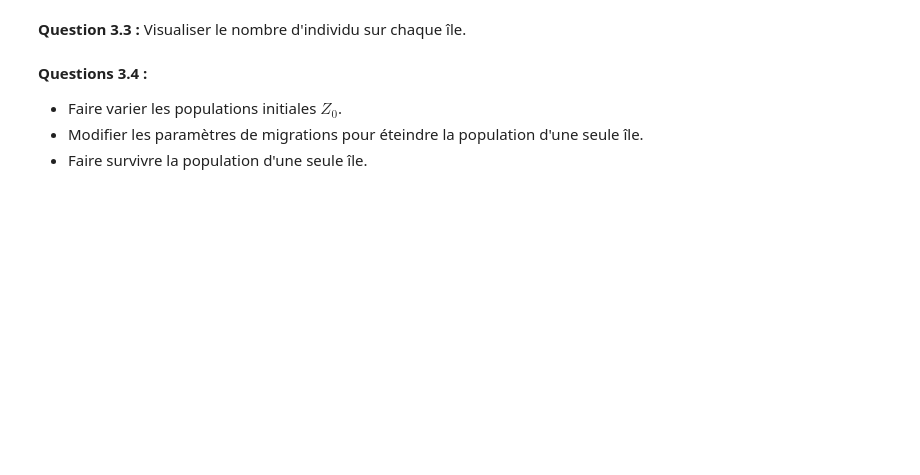
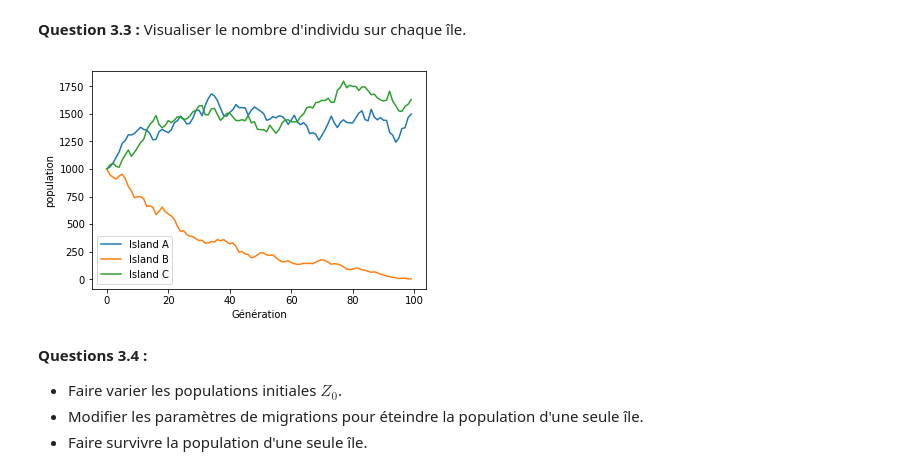
Before and after one commit to scientist-project/dynageek, a Jupyter notebook: Sujet_Dynamique_Population_Etud.ipynb, the cells around one changed output. Saved outputs shown, nothing was run; the diff lists cells and outputs as text; code cells hidden in the pictures; blank space fills up the shorter version.

```diff
--- a/Sujet_Dynamique_Population_Etud.ipynb
+++ b/Sujet_Dynamique_Population_Etud.ipynb
@@ -451,13 +444,0 @@ $Z_{C,n}' = Z_{C,n}(1-m_{A,C}-m_{B,C})+Z_{B,n}m_{B,C}+Z_{A,n}m_{A,C}$
-# %%
-def update_populations_with_migrations(Z,P,M):
-    '''
-    dict[str:int]*dict[str:dict[int:float]]*dict[tuple [str*str]:float]-> dict[str:int]
-    retourne la mise à jour de la population avec la migration en fonction du taux de migration M,
-     la population initiale Z et le parametre GW de chaque îles P
-    '''
-    Z_new = P
-    for i in Z_new:
-        Z_new[i]=number_of_descendants(p)
-
-
-    return Z_new
@@ -464,5 +527,45 @@ def update_populations_with_migrations(Z,P,M):
 # %% [markdown]
 **Question 3.3 :** Visualiser le nombre d'individu sur chaque île.
+# %%
+p = {0 : 0.4,
+     1 : 0.3,
+     2 : 0.2,
+     3 : 0.1} # Number of descendants
+
+np.testing.assert_almost_equal(sum(p.values()),1)
+
+P = {'A' : p,
+     'B' : p,
+     'C' : p} # Galton Watson parameter on each island
+
+Z0 = {'A' : 1000,
+     'B' : 1000,
+     'C' : 1000} #Initial Population
+
+m = {('A','B') : 0.0, # Migration ratio from island 'A' to island 'B'
+     ('B','A') : 0.02,
+     ('A','C') : 0.05,
+     ('C','A') : 0.05,
+     ('B','C') : 0.01,
+     ('C','B') : 0.0}
+
+
+M = population_n_generations_1(Z0,P,m)
+S = ['A','B','C']
+def plot_genetics(M,S):
+
+    plt.figure()
+    plt.plot(M[0])
+    plt.plot(M[1])
+    plt.plot(M[2])
+    plt.legend(["Island "+i for i in S])
+    plt.xlabel("Génération")
+    plt.ylabel("population")
+    plt.show()
+    return
+plot_genetics(M,S)
+# %% [output]
+[figure, added]
 # %% [markdown]
 **Questions 3.4 :**
 - Faire varier les populations initiales $Z_0$.
```
Also changed, not shown: parts of 10 cells of this notebook.
